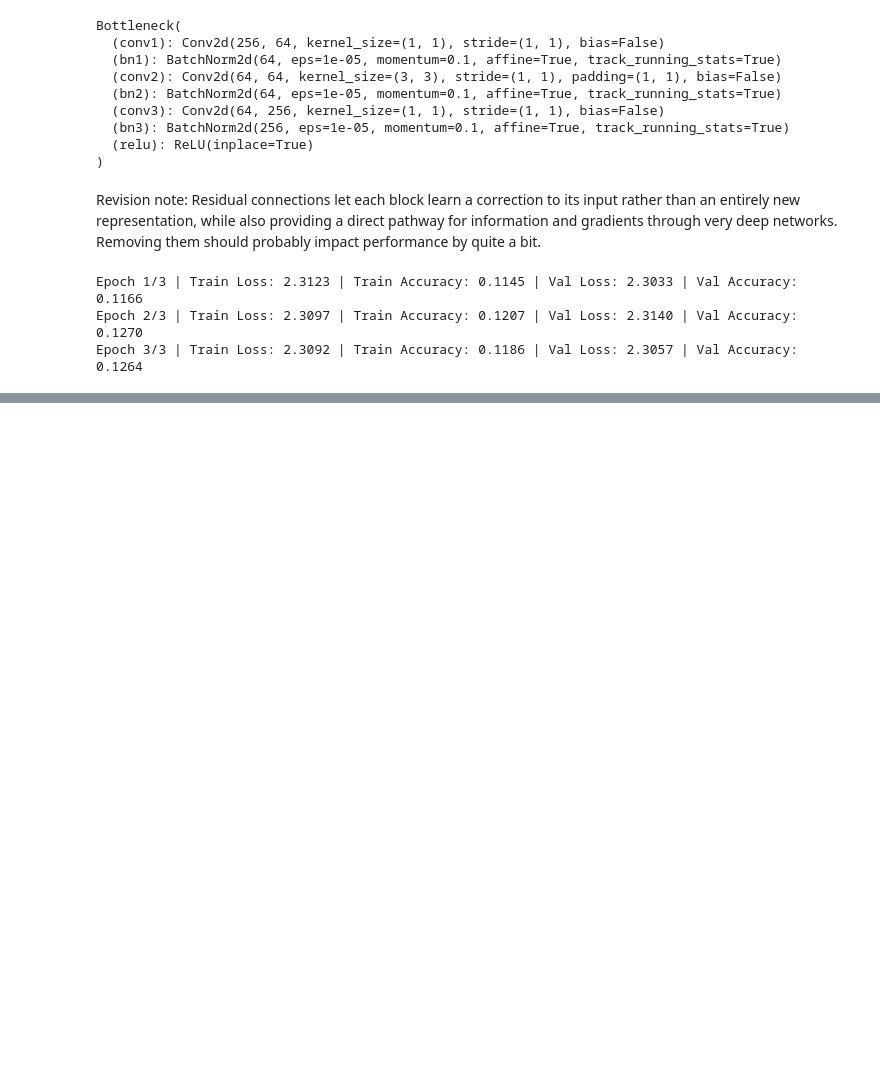
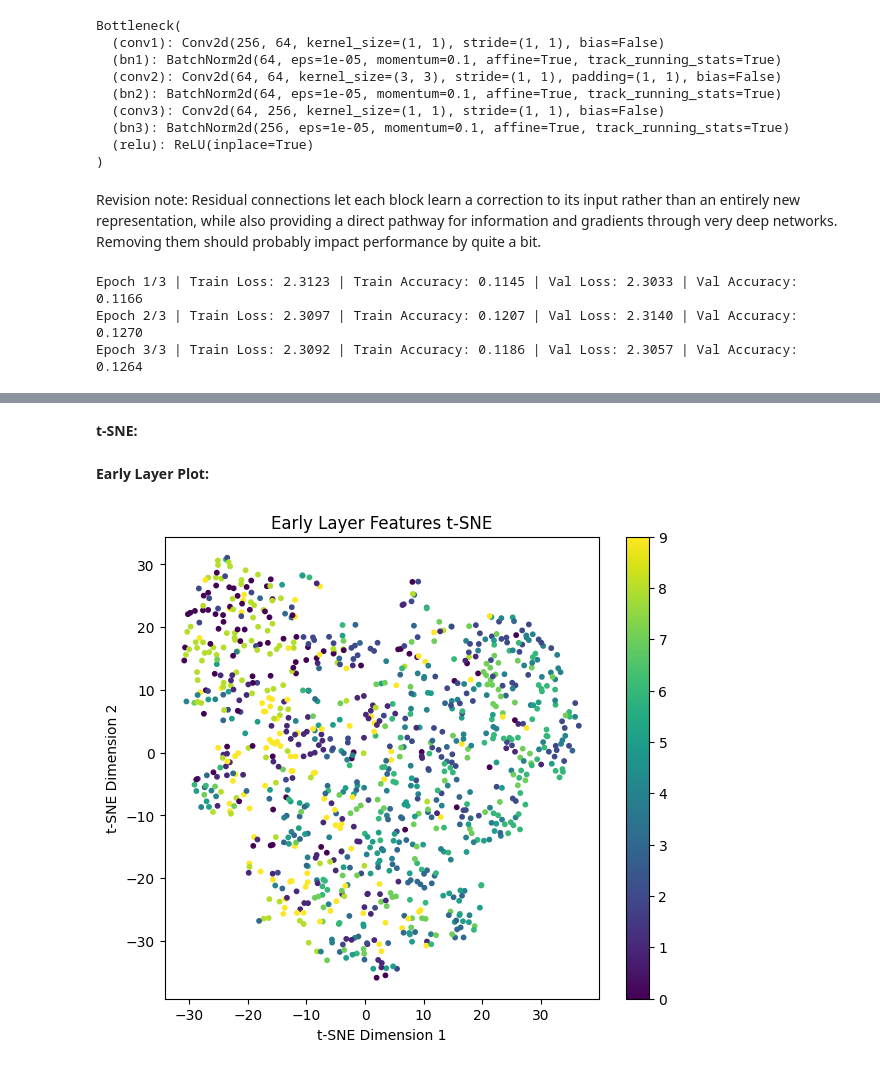
Before and after one commit to Zeeba1705/atml_PA0, a Jupyter notebook: Copy_of_task1_pa0.ipynb, the cells around one changed output, grey strips where cells are left out. Cells and saved outputs as stored; diff of their text form; code cells hidden in the pictures; blank space fills up the shorter version.

```diff
--- a/Copy_of_task1_pa0.ipynb
+++ b/Copy_of_task1_pa0.ipynb
@@ -345,0 +372,8 @@ Epoch 3/3 | Train Loss: 2.3092 | Train Accuracy: 0.1186 | Val Loss: 2.3057 | Val
+# %%
+#creating hooks - so that i can save output of each layer instead of only final output of model
+feats={}
+
+def save_feat(name):
+  def hook(model, input, output):
+    feats[name] = output.detach()
+  return hook
@@ -345,0 +442,43 @@ Epoch 3/3 | Train Loss: 2.3092 | Train Accuracy: 0.1186 | Val Loss: 2.3057 | Val
+# %% [markdown]
+**t-SNE:**
+# %%
+from sklearn.manifold import TSNE
+
+tsne_early = TSNE(
+    n_components=2,
+    perplexity=30,
+    random_state=SEED
+)
+
+tsne_middle = TSNE(
+    n_components=2,
+    perplexity=30,
+    random_state=SEED
+)
+
+tsne_late = TSNE(
+    n_components=2,
+    perplexity=30,
+    random_state=SEED
+)
+
+early_2d = tsne_early.fit_transform(early_feats.numpy())
+middle_2d = tsne_middle.fit_transform(middle_feats.numpy())
+late_2d = tsne_late.fit_transform(late_feats.numpy())
+# %% [markdown]
+**Early Layer Plot:**
+# %%
+labels_np = all_labels.numpy()
+
+plt.figure(figsize=(7, 6))
+
+scatter = plt.scatter(early_2d[:, 0], early_2d[:, 1], c=labels_np, s=10)
+
+plt.title("Early Layer Features t-SNE")
+plt.xlabel("t-SNE Dimension 1")
+plt.ylabel("t-SNE Dimension 2")
+plt.colorbar(scatter)
+
+plt.show()
+# %% [output]
+[figure, added]
```
Also changed, not shown: parts of 9 cells of this notebook.
